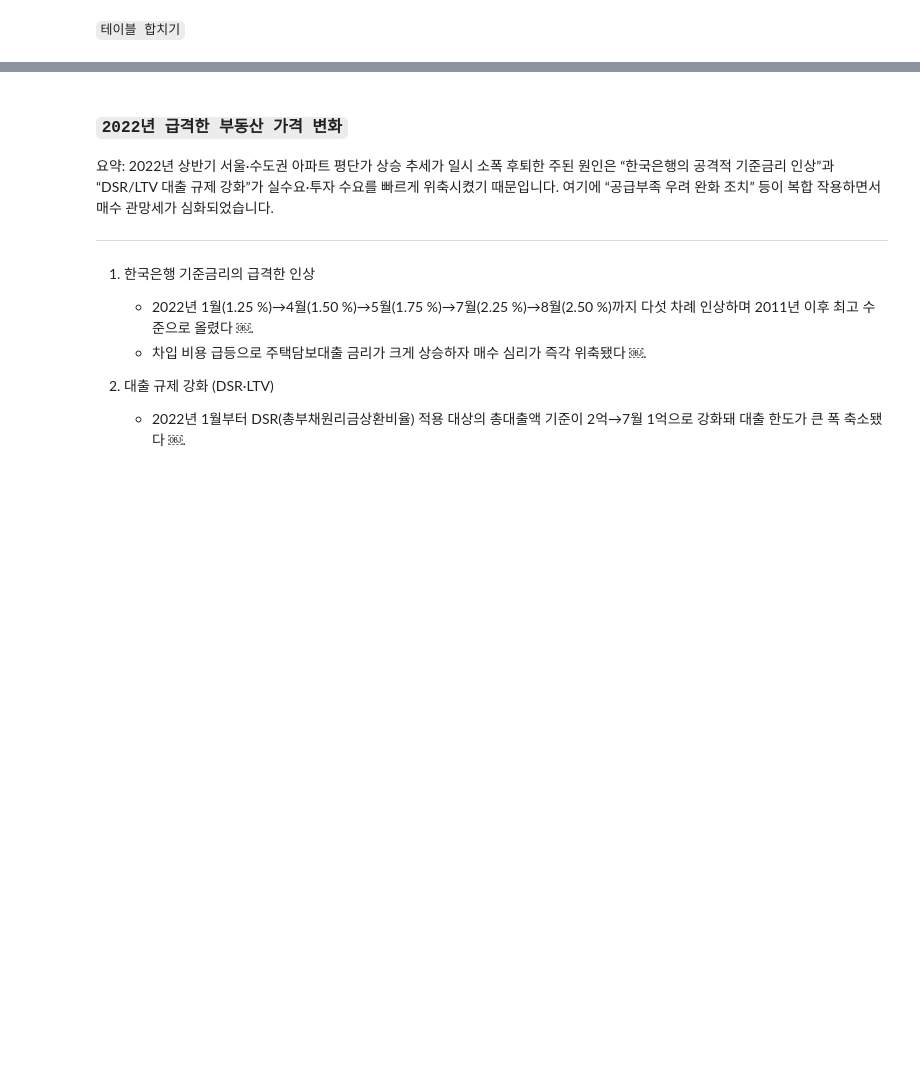
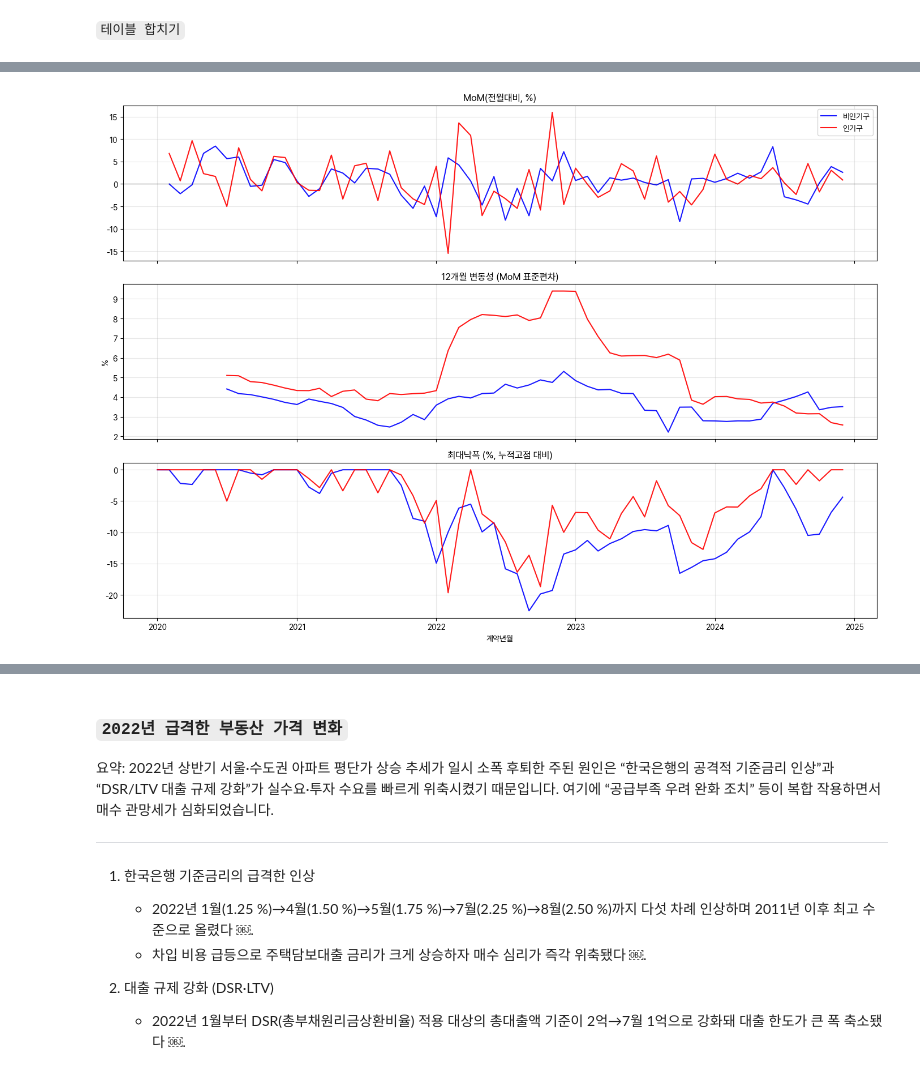
Before and after one commit to semistone97/pjt-real-estate, a Jupyter notebook: apt.ipynb, the cells around one changed output, grey strips where cells are left out. Saved outputs shown, nothing was run; the diff lists cells and outputs as text; code cells hidden in the pictures; blank space fills up the shorter version.

```diff
--- a/apt.ipynb
+++ b/apt.ipynb
@@ -702,0 +476,43 @@ display(stats)
+# %%
+import numpy as np
+import matplotlib.pyplot as plt
+
+# 월×인기구 중위값
+g = (df_all.groupby(['계약년월','인기구'])['평단가(만원)']
+              .median().reset_index()).sort_values('계약년월')
+
+# 집단별 계산 함수
+def add_metrics(sub):
+    sub = sub.sort_values('계약년월').copy()
+    sub['MoM'] = sub['평단가(만원)'].pct_change() * 100
+    sub['YoY'] = sub['평단가(만원)'].pct_change(12) * 100
+    sub['Vol12M'] = sub['MoM'].rolling(12, min_periods=6).std()      # % 기준 표준편차
+    peak = sub['평단가(만원)'].cummax()
+    sub['Drawdown'] = sub['평단가(만원)']/peak - 1                    # -0.XX (비율)
+    return sub
+
+gg = g.groupby('인기구', group_keys=False).apply(add_metrics)
+
+# 색상 고정
+cmap = {1:'red', 0:'blue', '인기구':'red', '비인기구':'blue'}
+
+fig, axes = plt.subplots(3, 1, figsize=(14, 10), sharex=True)
+
+# 1) MoM (%)
+for k, sub in gg.groupby('인기구'):
+    axes[0].plot(sub['계약년월'], sub['MoM'], color=cmap.get(k,'gray'), label=('인기구' if k in [1,'인기구'] else '비인기구'), alpha=0.9)
+axes[0].axhline(0, color='k', lw=0.5); axes[0].set_title('MoM(전월대비, %)'); axes[0].legend(); axes[0].grid(True, alpha=0.3)
+
+# 2) 변동성: 12M Rolling std of MoM
+for k, sub in gg.groupby('인기구'):
+    axes[1].plot(sub['계약년월'], sub['Vol12M'], color=cmap.get(k,'gray'), alpha=0.9)
+axes[1].set_title('12개월 변동성 (MoM 표준편차)'); axes[1].set_ylabel('%'); axes[1].grid(True, alpha=0.3)
+
+# 3) 최대낙폭 (누적고점 대비)
+for k, sub in gg.groupby('인기구'):
+    axes[2].plot(sub['계약년월'], sub['Drawdown']*100, color=cmap.get(k,'gray'), alpha=0.9)
+axes[2].set_title('최대낙폭 (%, 누적고점 대비)'); axes[2].set_xlabel('계약년월'); axes[2].grid(True, alpha=0.3)
+
+plt.tight_layout(); plt.show()
+# %% [output]
+[figure, added]
```
Also changed, not shown: parts of 35 cells of this notebook.
